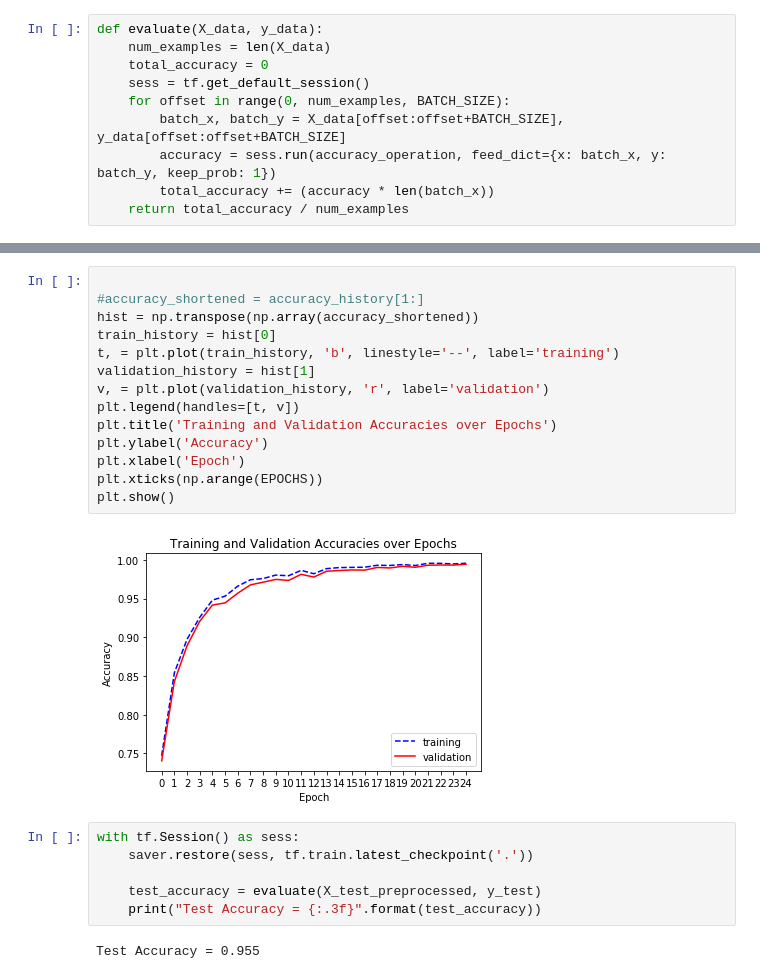
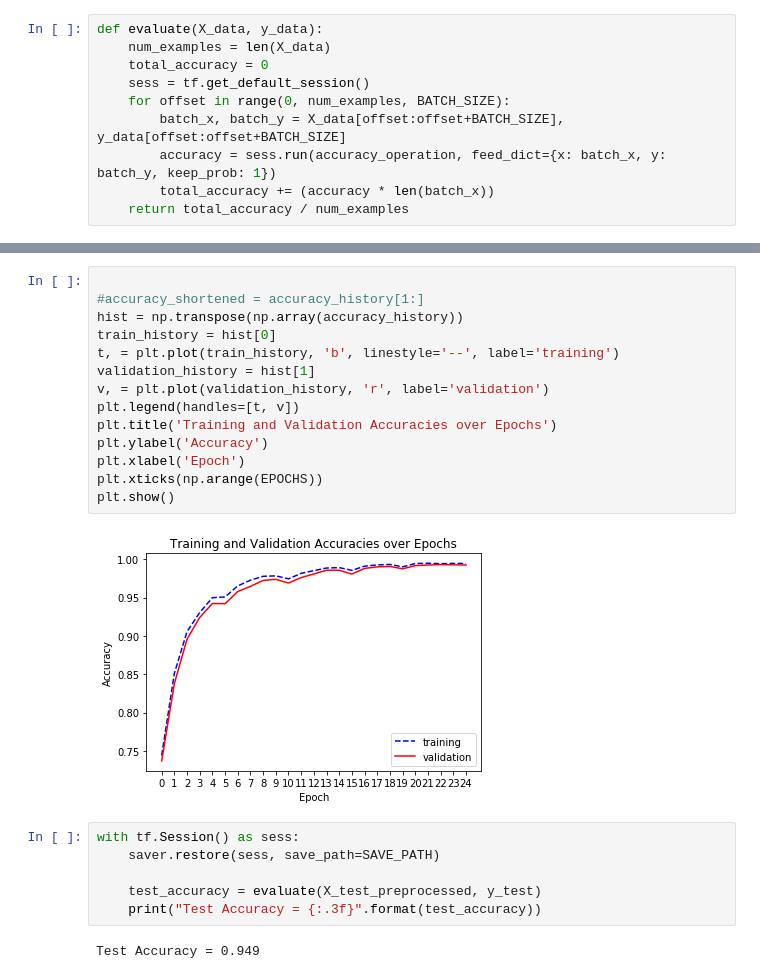
Before and after one commit to rob-burrus/CarND-Traffic-Sign-Classifier-Project, a Jupyter notebook: Traffic_Sign_Classifier.ipynb, the cells around one changed output, grey strips where cells are left out. Drawn from its saved outputs; the diff is of its cells as text.

```diff
--- a/Traffic_Sign_Classifier.ipynb
+++ b/Traffic_Sign_Classifier.ipynb
@@ -422,24 +417,24 @@ Model saved
 # %%
 
 #accuracy_shortened = accuracy_history[1:]
-hist = np.transpose(np.array(accuracy_shortened))
+hist = np.transpose(np.array(accuracy_history))
 train_history = hist[0]
 t, = plt.plot(train_history, 'b', linestyle='--', label='training')
 validation_history = hist[1]
 v, = plt.plot(validation_history, 'r', label='validation')
 plt.legend(handles=[t, v])
 plt.title('Training and Validation Accuracies over Epochs')
 plt.ylabel('Accuracy')
 plt.xlabel('Epoch')
 plt.xticks(np.arange(EPOCHS))
 plt.show()
 # %% [output]
-[figure, old version]
+[figure, new version]
 # %%
 with tf.Session() as sess:
-    saver.restore(sess, tf.train.latest_checkpoint('.'))
+    saver.restore(sess, save_path=SAVE_PATH)
 
     test_accuracy = evaluate(X_test_preprocessed, y_test)
     print("Test Accuracy = {:.3f}".format(test_accuracy))
 # %% [output]
-Test Accuracy = 0.955
+Test Accuracy = 0.949
```
Also changed, not shown: parts of 17 cells of this notebook, 11 other files.
